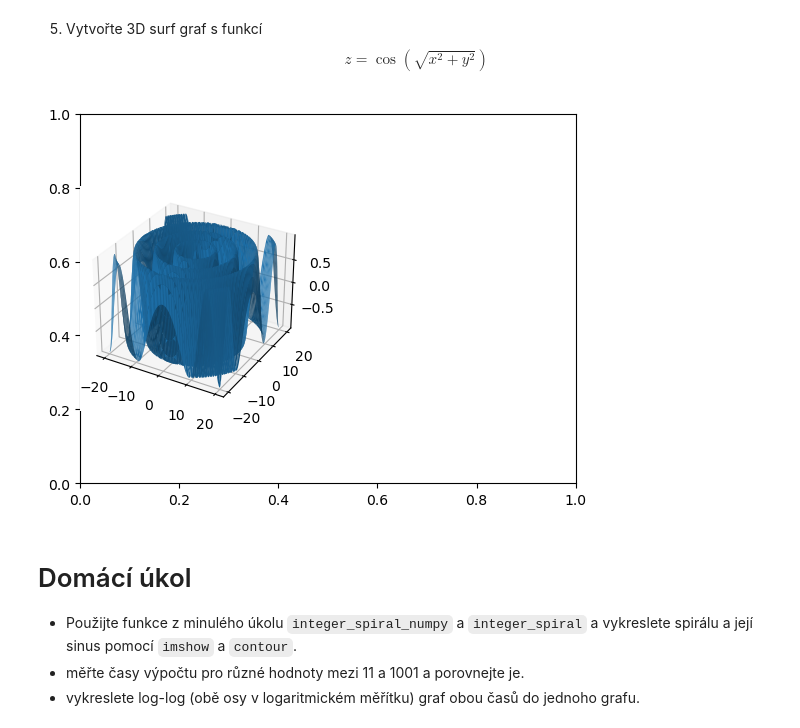
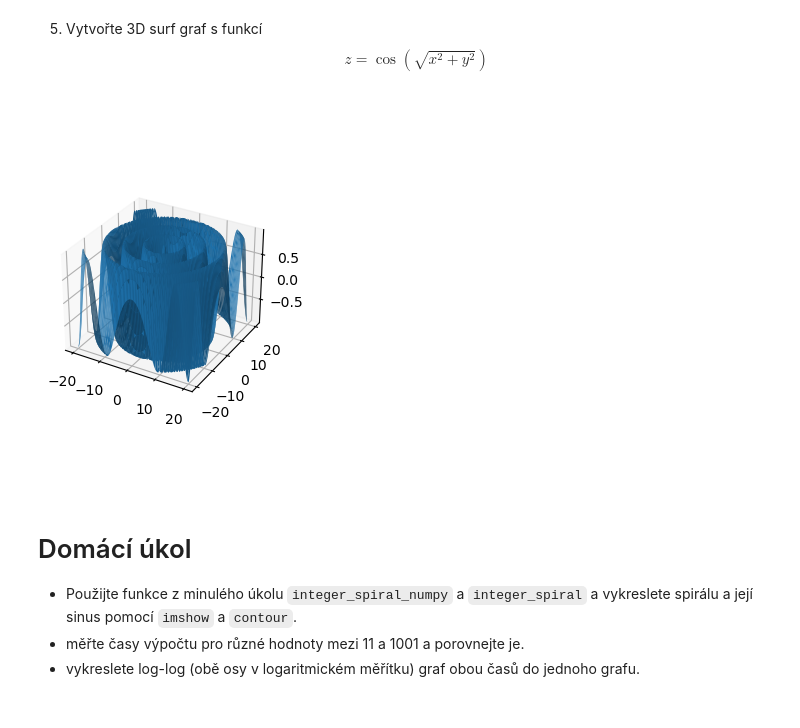
Before and after one commit to JonasKoziorek/VVP-koz0325, a Jupyter notebook: 04_ukoly.ipynb, the cells around one changed output. Drawn from its saved outputs; the diff is of its cells as text; code cells hidden in the pictures.

```diff
--- a/04_ukoly.ipynb
+++ b/04_ukoly.ipynb
@@ -61,16 +66,17 @@ axes.set_ylabel("Četnost výskytu hodnoty");
 # %%
 from mpl_toolkits.mplot3d import Axes3D
 # %matplotlib qt5
 x = np.linspace(-20, 20, 300)
 y = np.linspace(-20, 20, 300)
 X, Y = np.meshgrid(x, y)
 Z = np.cos(np.sqrt(X**2+Y**2))
 
 fig, ax = plt.subplots()
+ax.axis("off")
 ax = fig.add_subplot(1, 2, 1, projection='3d')
 p = ax.plot_surface(X, Y, Z, rstride=4, cstride=4, linewidth=0)
 # %% [output]
-[figure, old version]
+[figure, new version]
 # %% [markdown]
 # Domácí úkol
 - Použijte funkce z minulého úkolu `integer_spiral_numpy` a `integer_spiral` a vykreslete spirálu a její sinus pomocí `imshow` a `contour`.
```
Also changed, not shown: parts of 11 cells of this notebook.
